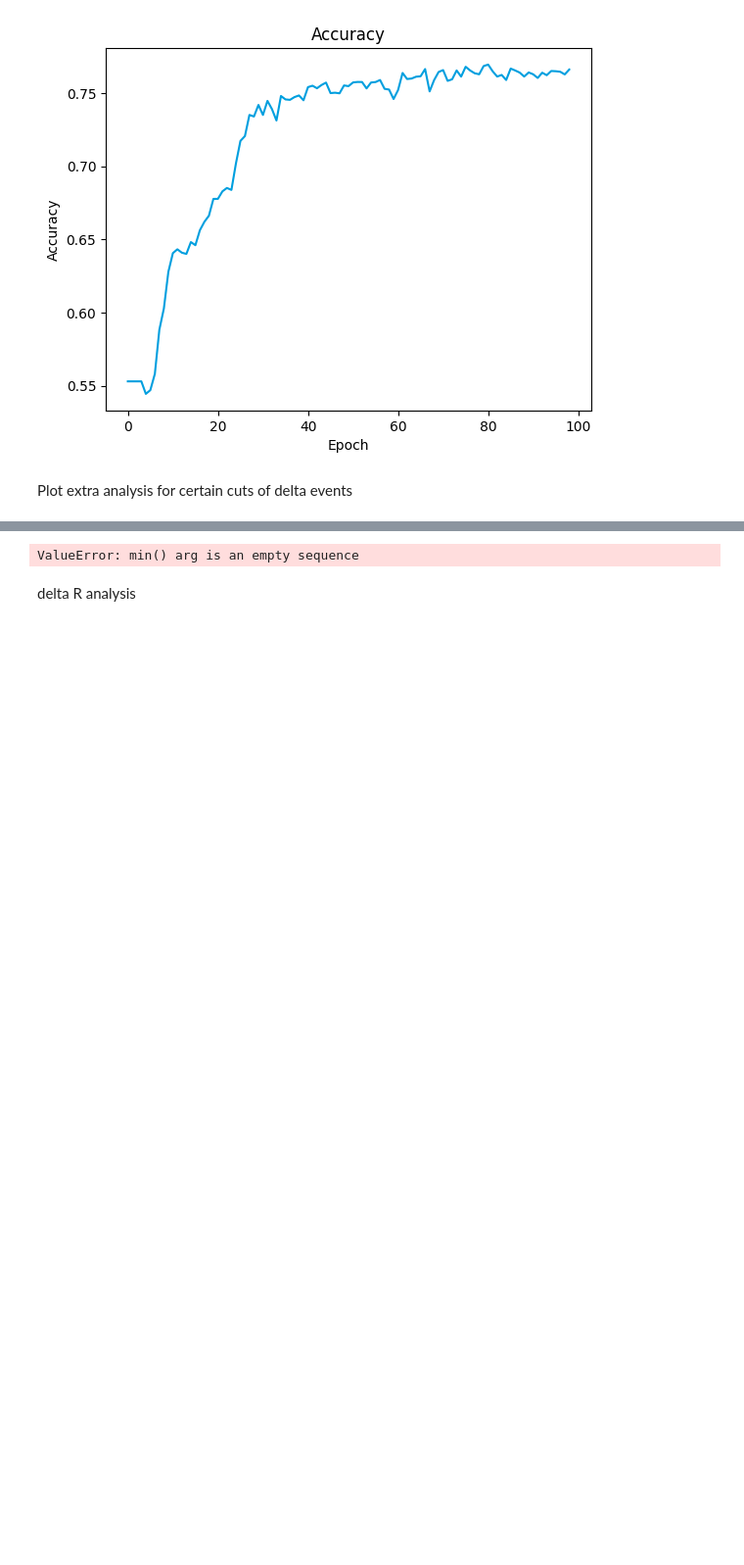
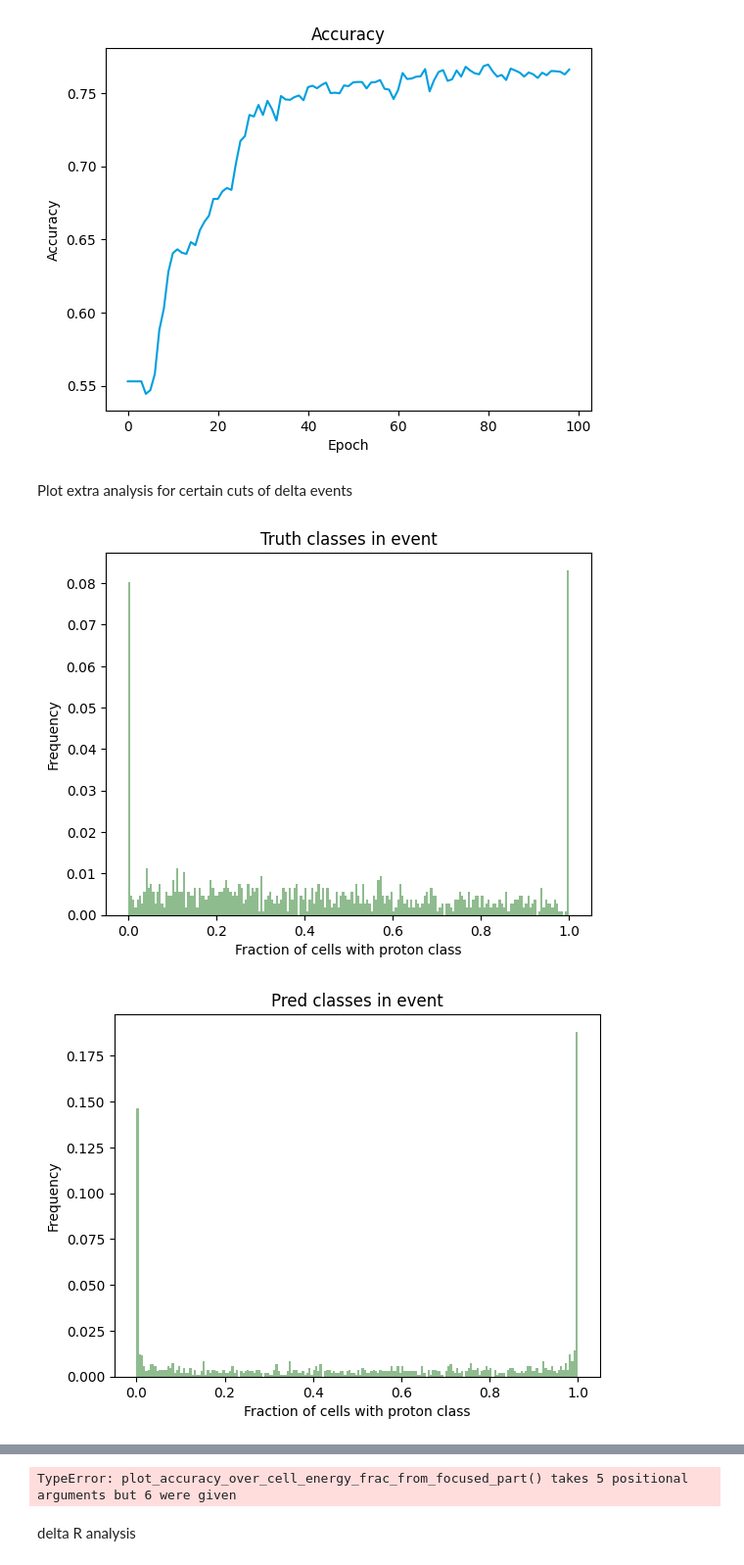
Before and after one commit to markojovo/JetPointNet, a Jupyter notebook: nbs/particle_deposit_learning/delta/delta_train_analysis.ipynb, the cells around one changed output, grey strips where cells are left out. Shown: that part at 98% size. Saved outputs shown, nothing was run; the diff lists cells and outputs as text; code cells hidden in the pictures; blank space fills up the shorter version.

```diff
--- a/nbs/particle_deposit_learning/delta/delta_train_analysis.ipynb
+++ b/nbs/particle_deposit_learning/delta/delta_train_analysis.ipynb
@@ -843,22 +827,33 @@ plot_accuracy(model_file_path, 99)
 # %% [markdown]
 Plot extra analysis for certain cuts of delta events
 # %%
-part_of_interest = "proton" # for plot titles (charged particle - proton/pi+/-)
+part_of_interest = "proton"  # for plot titles (charged particle - proton/pi+/-)
+
+# Assuming decay_group is a dictionary with keys corresponding to decay types
+# Assuming processed_event_data is a dictionary with event data
+# Assuming preds_unmasked and labels_unmasked are awkward arrays of model predictions and true labels, respectively
 
 # if delta one track select cut a or b
 # a) delta -> pi+/- + neutron
-cut_events = (np.array(processed_event_data["decay_group"]) == decay_group["delta-"]) | (np.array(processed_event_data["decay_group"]) == decay_group["delta+_n"])
-
-# b) delta -> pi0 + proton
-## cut_events = (np.array(processed_event_data["decay_group"]) == decay_group["delta+_p"])
-
-# if delta two tracks select all events
-## cut_events = (np.array(processed_event_data["decay_group"]) == decay_group["delta++"]) | (np.array(processed_event_data["decay_group"]) == decay_group["delta0_p"])
-
+cut_events = (np.array(processed_event_data["decay_group"]) == decay_group["delta-"]) | \
+             (np.array(processed_event_data["decay_group"]) == decay_group["delta+_n"])
 
 num_bins = 50
+# Assuming plot_frac_events_with_track_of_interest_vs_acc is a defined function
 plot_frac_events_with_track_of_interest_vs_acc(preds_unmasked, labels_unmasked, part_of_interest, cut_events, num_bins)
 
 num_bins = 200
-plot_accuracy_over_cell_energy_frac_from_focused_part(preds_unmasked, labels_unmasked, cut_events, num_bins, get_accuracy_multi_class, part_of_interest)
+
+# Convert the list to an Awkward Array if it's not already one
+e_frac_focused = ak.Array(processed_event_data["E_frac_focused"])
+
+# Now apply the cut_events mask to filter the events
+e_frac_focused_cut = e_frac_focused[cut_events]
+cut_preds = preds_unmasked[cut_events]
+cut_labels = labels_unmasked[cut_events]
+
+# Assuming plot_accuracy_over_cell_energy_frac_from_focused_part is a defined function
+plot_accuracy_over_cell_energy_frac_from_focused_part(cut_preds, cut_labels, e_frac_focused_cut, num_bins, get_accuracy_multi_class, part_of_interest)
 # %% [output]
+[figure, added]
+[figure, added]
@@ -865,4 +861,4 @@ plot_accuracy_over_cell_energy_frac_from_focused_part(preds_unmasked, labels_unm
-ValueError: min() arg is an empty sequence
+TypeError: plot_accuracy_over_cell_energy_frac_from_focused_part() takes 5 positional arguments but 6 were given
 # %% [markdown]
 delta R analysis
 # %%
```
Also changed, not shown: parts of 3 cells of this notebook.
